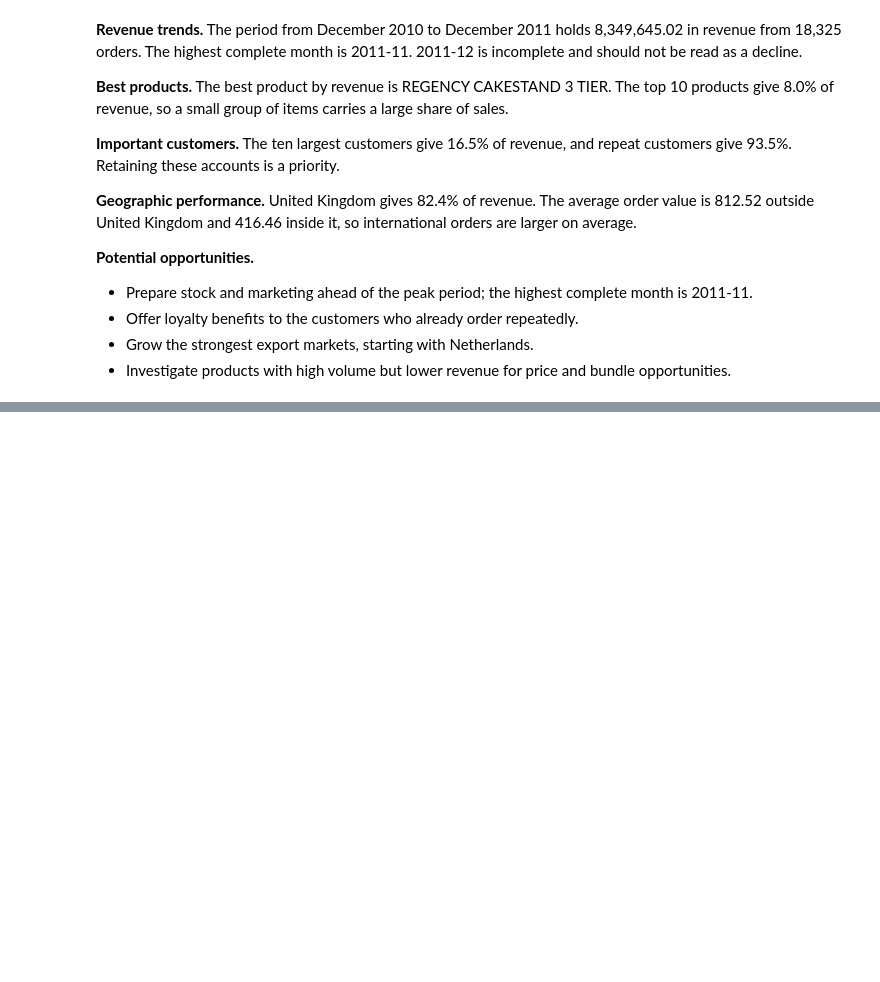
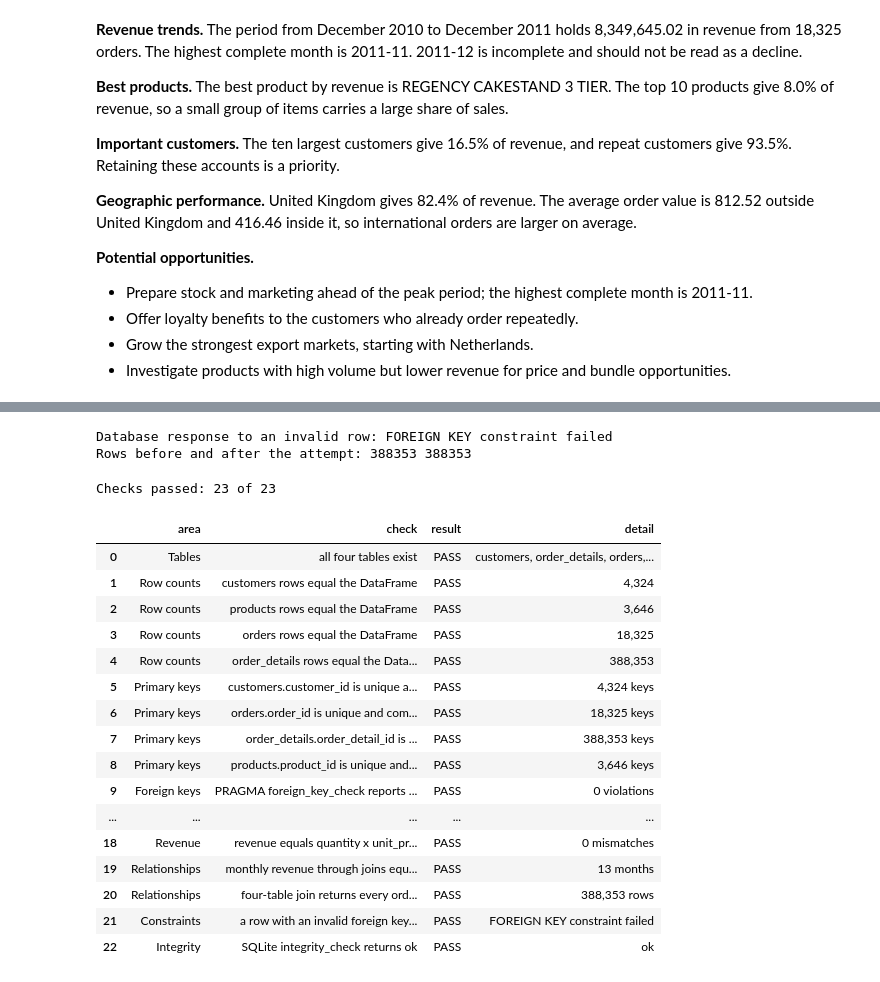
Before and after one commit to Sadveek/Data_python, a Jupyter notebook: Project_Retail.ipynb, the cells around one changed output, grey strips where cells are left out. Drawn from its saved outputs; the diff is of its cells as text; code cells hidden in the pictures; blank space fills up the shorter version.

```diff
--- a/Project_Retail.ipynb
+++ b/Project_Retail.ipynb
@@ -2271,0 +2606,12 @@ Data-Driven Insights
+# %%
+validation_results = []
+
+
+def record_check(area, check, passed, detail):
+    validation_results.append({"area": area, "check": check, "result": "PASS" if passed else "FAIL", "detail": detail})
+
+
+existing_tables = {row[0] for row in connection.execute("SELECT name FROM sqlite_master WHERE type = 'table' AND name NOT LIKE 'sqlite_%'")}
+expected_tables = {"customers", "products", "orders", "order_details"}
+record_check("Tables", "all four tables exist", existing_tables == expected_tables, ", ".join(sorted(existing_tables)))
+pd.read_sql_query("SELECT name AS table_name FROM sqlite_master WHERE type = 'table' AND name NOT LIKE 'sqlite_%' ORDER BY name", connection)
@@ -2271,0 +2760,46 @@ Data-Driven Insights
+# %%
+rejected_rows = connection.execute("SELECT COUNT(*) FROM order_details").fetchone()[0]
+try:
+    connection.execute("INSERT INTO order_details (order_detail_id, order_id, product_id, quantity, unit_price, revenue) VALUES (999999999, -1, -1, 1, 1.0, 1.0)")
+    connection.commit()
+    foreign_key_enforced = False
+    message = "The invalid row was accepted"
+except sqlite3.IntegrityError as error:
+    connection.rollback()
+    foreign_key_enforced = True
+    message = str(error)
+rows_after_attempt = connection.execute("SELECT COUNT(*) FROM order_details").fetchone()[0]
+record_check("Constraints", "a row with an invalid foreign key is rejected", foreign_key_enforced and rows_after_attempt == rejected_rows, message)
+print("Database response to an invalid row:", message)
+print("Rows before and after the attempt:", rejected_rows, rows_after_attempt)
+# %% [output]
+Database response to an invalid row: FOREIGN KEY constraint failed
+Rows before and after the attempt: 388353 388353
+# %%
+integrity = connection.execute("PRAGMA integrity_check").fetchone()[0]
+record_check("Integrity", "SQLite integrity_check returns ok", integrity == "ok", integrity)
+
+validation_df = pd.DataFrame(validation_results)
+failed = validation_df[validation_df["result"] == "FAIL"]
+assert failed.empty, failed
+print("Checks passed:", int((validation_df["result"] == "PASS").sum()), "of", len(validation_df))
+validation_df
+# %% [output]
+Checks passed: 23 of 23
+|  | area | check | result | detail |
+| 0 | Tables | all four tables exist | PASS | customers, order_details, orders,... |
+| 1 | Row counts | customers rows equal the DataFrame | PASS | 4,324 |
+| 2 | Row counts | products rows equal the DataFrame | PASS | 3,646 |
+| 3 | Row counts | orders rows equal the DataFrame | PASS | 18,325 |
+| 4 | Row counts | order_details rows equal the Data... | PASS | 388,353 |
+| 5 | Primary keys | customers.customer_id is unique a... | PASS | 4,324 keys |
+| 6 | Primary keys | orders.order_id is unique and com... | PASS | 18,325 keys |
+| 7 | Primary keys | order_details.order_detail_id is ... | PASS | 388,353 keys |
+| 8 | Primary keys | products.product_id is unique and... | PASS | 3,646 keys |
+| 9 | Foreign keys | PRAGMA foreign_key_check reports ... | PASS | 0 violations |
+| ... | ... | ... | ... | ... |
+| 18 | Revenue | revenue equals quantity x unit_pr... | PASS | 0 mismatches |
+| 19 | Relationships | monthly revenue through joins equ... | PASS | 13 months |
+| 20 | Relationships | four-table join returns every ord... | PASS | 388,353 rows |
+| 21 | Constraints | a row with an invalid foreign key... | PASS | FOREIGN KEY constraint failed |
+| 22 | Integrity | SQLite integrity_check returns ok | PASS | ok |
```
Also changed, not shown: parts of 33 cells of this notebook.
